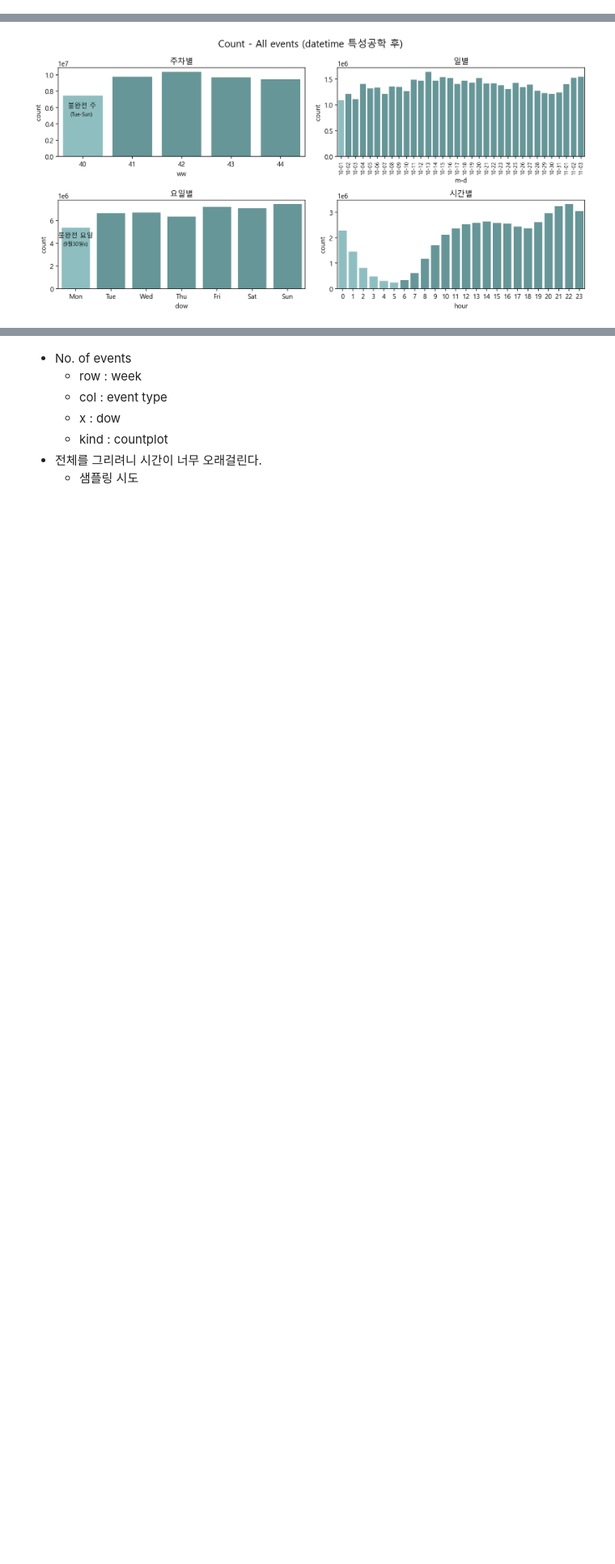
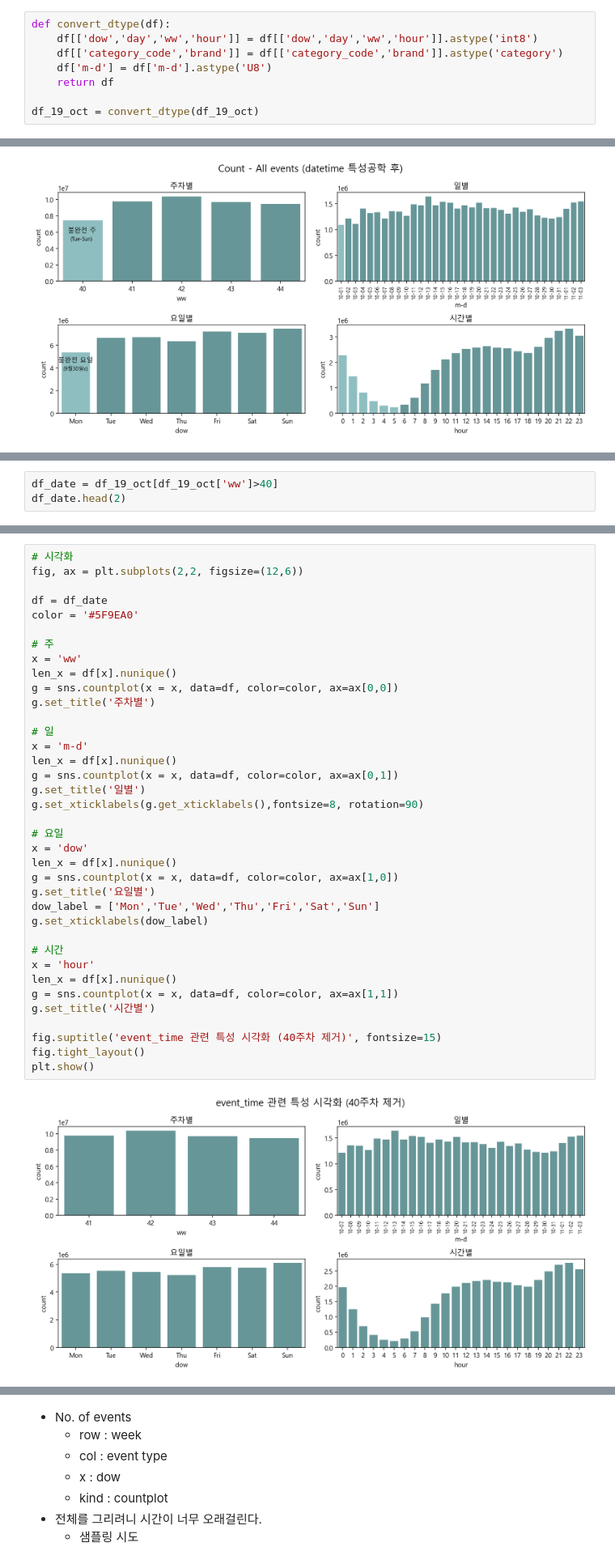
Before and after one commit to jayblue27/portfolio, a Jupyter notebook: kaggle_ecommerce/note_rebuild.ipynb, the cells around one changed output, grey strips where cells are left out. Shown at 81% size. Saved outputs shown, nothing was run; the diff lists cells and outputs as text; blank space fills up the shorter version.

```diff
--- a/kaggle_ecommerce/note_rebuild.ipynb
+++ b/kaggle_ecommerce/note_rebuild.ipynb
@@ -515,0 +567,8 @@ Name: m-d, dtype: object
+# %%
+def convert_dtype(df):
+    df[['dow','day','ww','hour']] = df[['dow','day','ww','hour']].astype('int8')
+    df[['category_code','brand']] = df[['category_code','brand']].astype('category')
+    df['m-d'] = df['m-d'].astype('U8')
+    return df
+
+df_19_oct = convert_dtype(df_19_oct)
@@ -642,0 +653,3 @@ plt.show()
+# %%
+df_date = df_19_oct[df_19_oct['ww']>40]
+df_date.head(2)
@@ -642,0 +670,39 @@ plt.show()
+# %%
+# 시각화
+fig, ax = plt.subplots(2,2, figsize=(12,6))
+
+df = df_date
+color = '#5F9EA0'
+
+# 주
+x = 'ww'
+len_x = df[x].nunique()
+g = sns.countplot(x = x, data=df, color=color, ax=ax[0,0])
+g.set_title('주차별')
+
+# 일
+x = 'm-d'
+len_x = df[x].nunique()
+g = sns.countplot(x = x, data=df, color=color, ax=ax[0,1])
+g.set_title('일별')
+g.set_xticklabels(g.get_xticklabels(),fontsize=8, rotation=90)
+
+# 요일
+x = 'dow'
+len_x = df[x].nunique()
+g = sns.countplot(x = x, data=df, color=color, ax=ax[1,0])
+g.set_title('요일별')
+dow_label = ['Mon','Tue','Wed','Thu','Fri','Sat','Sun']
+g.set_xticklabels(dow_label)
+
+# 시간
+x = 'hour'
+len_x = df[x].nunique()
+g = sns.countplot(x = x, data=df, color=color, ax=ax[1,1])
+g.set_title('시간별')
+
+fig.suptitle('event_time 관련 특성 시각화 (40주차 제거)', fontsize=15)
+fig.tight_layout()
+plt.show()
+# %% [output]
+[figure, added]
```
Also changed, not shown: parts of 34 cells of this notebook.
